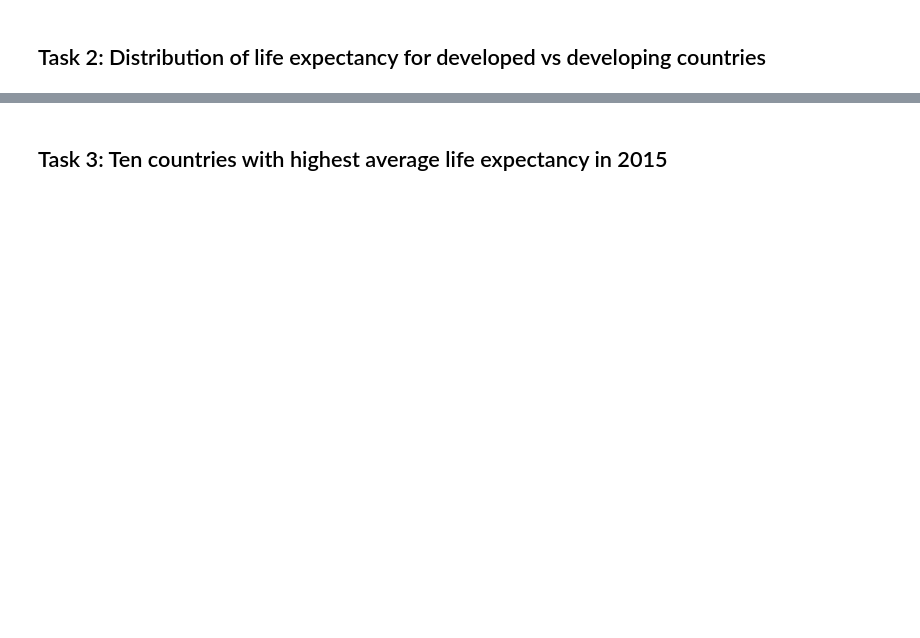
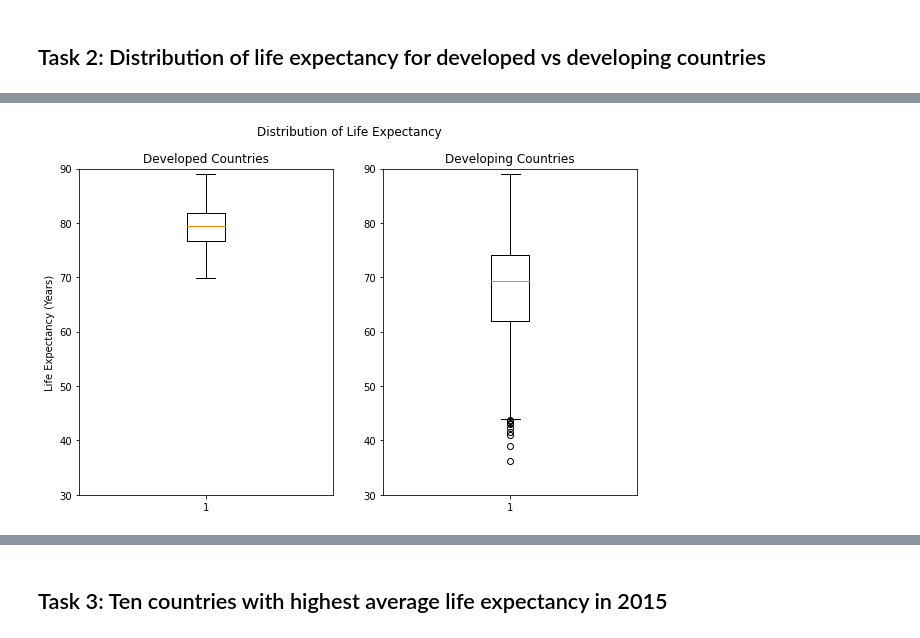
Before and after one commit to flatiron-school/DA-AMZN-220228-lecture-material, a Jupyter notebook: phase_1/data-visualization-gp/data-viz-gp.ipynb, the cells around one changed output, grey strips where cells are left out. Drawn from its saved outputs; the diff is of its cells as text; code cells hidden in the pictures; blank space fills up the shorter version.

```diff
--- a/phase_1/data-visualization-gp/data-viz-gp.ipynb
+++ b/phase_1/data-visualization-gp/data-viz-gp.ipynb
@@ -53,0 +124,19 @@ life_expectancy_developing = df[df['status'] == 'Developing']['life_expectancy']
+# %%
+# Plot distributions on 2 separate axes
+
+fig, ax = plt.subplots(figsize=(10, 6), ncols=2)
+
+# Distribution of life expectancy in developed countries
+ax[0].boxplot(life_expectancy_developed)
+ax[0].set_ylim(30, 90)
+ax[0].set_title('Developed Countries')
+ax[0].set_ylabel('Life Expectancy (Years)')
+
+# Distribution of life expectancy in developin countries
+ax[1].boxplot(life_expectancy_developing)
+ax[1].set_title('Developing Countries')
+ax[1].set_ylim(30, 90)
+
+fig.suptitle('Distribution of Life Expectancy');
+# %% [output]
+[figure, added]
```
Also changed, not shown: parts of 32 cells of this notebook, 1 other file.
